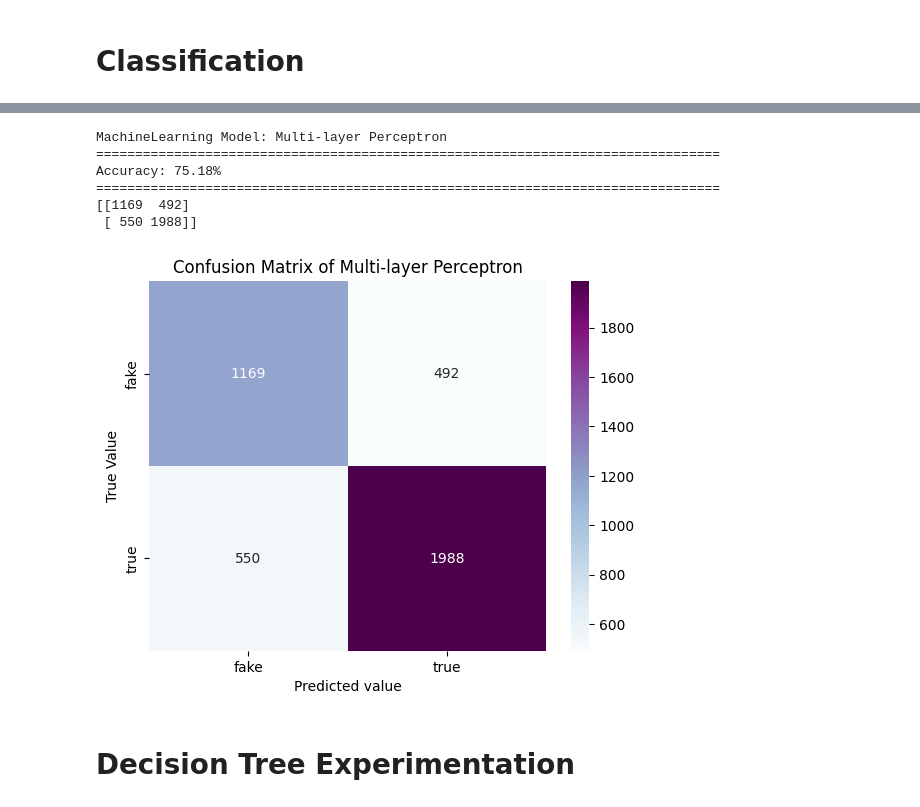
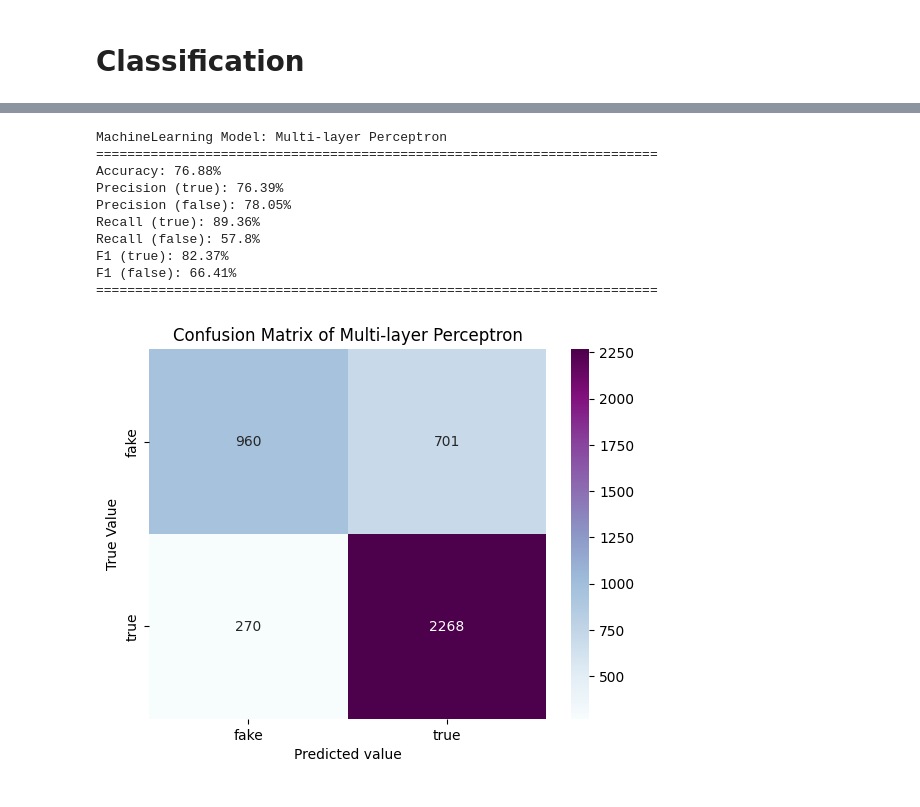
Before and after one commit to joyce922/DAT550Project, a Jupyter notebook: DAT550-PROJECT.ipynb, the cells around one changed output, grey strips where cells are left out. Saved outputs shown, nothing was run; the diff lists cells and outputs as text; code cells hidden in the pictures.

```diff
--- a/DAT550-PROJECT.ipynb
+++ b/DAT550-PROJECT.ipynb
@@ -544,0 +578,34 @@ Best width and depth: (1, 4). Accuracy: 0.7687544653488926
+# %%
+bestAccuracyMLP = MLParametersDF["Accuracy"].max()
+bestPrecisionTrueMLP = MLParametersDF["PrecisionTrue"].max()
+bestPrecisionFalseMLP = MLParametersDF["PrecisionFalse"].max()
+bestRecallTrueMLP = MLParametersDF["RecallTrue"].max()
+bestRecallFalseMLP = MLParametersDF["RecallFalse"].max()
+bestF1TrueMLP = MLParametersDF["F1True"].max()
+bestF1FalseMLP = MLParametersDF["F1False"].max()
+
+bestAccuracyLayers = MLParametersDF[MLParametersDF["Accuracy"] == bestAccuracyMLP]["NHiddenLayers"].values[0]
+bestAccuracyNodes = MLParametersDF[MLParametersDF["Accuracy"] == bestAccuracyMLP]["NNodes"].values[0]
+
+bestPrecisionTrueLayers = MLParametersDF[MLParametersDF["PrecisionTrue"] == bestPrecisionTrueMLP]["NHiddenLayers"].values[0]
+bestPrecisionTrueNodes = MLParametersDF[MLParametersDF["PrecisionTrue"] == bestPrecisionTrueMLP]["NNodes"].values[0]
+bestPrecisionFalseLayers = MLParametersDF[MLParametersDF["PrecisionFalse"] == bestPrecisionFalseMLP]["NHiddenLayers"].values[0]
+bestPrecisionFalseNodes = MLParametersDF[MLParametersDF["PrecisionFalse"] == bestPrecisionFalseMLP]["NNodes"].values[0]
+
+bestRecallTrueLayers = MLParametersDF[MLParametersDF["RecallTrue"] == bestRecallTrueMLP]["NHiddenLayers"].values[0]
+bestRecallTrueNodes = MLParametersDF[MLParametersDF["RecallTrue"] == bestRecallTrueMLP]["NNodes"].values[0]
+bestRecallFalseLayers = MLParametersDF[MLParametersDF["RecallFalse"] == bestRecallFalseMLP]["NHiddenLayers"].values[0]
+bestRecallFalseNodes = MLParametersDF[MLParametersDF["RecallFalse"] == bestRecallFalseMLP]["NNodes"].values[0]
+
+bestF1TrueLayers = MLParametersDF[MLParametersDF["F1True"] == bestF1TrueMLP]["NHiddenLayers"].values[0]
+bestF1TrueNodes = MLParametersDF[MLParametersDF["F1True"] == bestF1TrueMLP]["NNodes"].values[0]
+bestF1FalseLayers = MLParametersDF[MLParametersDF["F1False"] == bestF1FalseMLP]["NHiddenLayers"].values[0]
+bestF1FalseNodes = MLParametersDF[MLParametersDF["F1False"] == bestF1FalseMLP]["NNodes"].values[0]
+
+print(f"Best width and depth for accuracy: ({bestAccuracyLayers}, {bestAccuracyNodes}). Accuracy: {bestAccuracyMLP:.3f}")
+print(f"Best width and depth for precision (true): ({bestPrecisionTrueLayers}, {bestPrecisionTrueNodes}). Accuracy: {bestPrecisionTrueMLP:.3f}")
+print(f"Best width and depth for precision (false): ({bestPrecisionFalseLayers}, {bestPrecisionFalseNodes}). Accuracy: {bestPrecisionFalseMLP:.3f}")
+print(f"Best width and depth for recall (true): ({bestRecallTrueLayers}, {bestRecallTrueNodes}). Accuracy: {bestRecallTrueMLP:.3f}")
+print(f"Best width and depth for recall (false): ({bestRecallFalseLayers}, {bestRecallFalseNodes}). Accuracy: {bestRecallFalseMLP:.3f}")
+print(f"Best width and depth for f1 (true): ({bestF1TrueLayers}, {bestF1TrueNodes}). Accuracy: {bestF1TrueMLP:.3f}")
+print(f"Best width and depth for f1 (false): ({bestF1FalseLayers}, {bestF1FalseNodes}). Accuracy: {bestF1FalseMLP:.3f}")
@@ -545,21 +620,26 @@ Best width and depth: (1, 4). Accuracy: 0.7687544653488926
 # %%
 applyMLModel(
     X_train, y_train, X_test, y_test,
     Pipeline([
         ('vect' , CountVectorizer()),
         ('tfidf', TfidfTransformer()),
         ('scaler', StandardScaler(with_mean=False)),
-        ('model', MLPClassifier(activation="logistic", solver="lbfgs", alpha=1e-5, hidden_layer_sizes=(bestI, bestJ), random_state=random_state, max_iter=100000))
+        ('model', MLPClassifier(activation="relu", solver="lbfgs", alpha=1e-5,
+                                hidden_layer_sizes=(bestAccuracyLayers, bestAccuracyNodes),
+                                random_state=random_state, max_iter=100000)
+        )
     ]),
     "MLP"
 )
 # %% [output]
 MachineLearning Model: Multi-layer Perceptron
-================================================================================
-Accuracy: 75.18%
-================================================================================
-[[1169  492]
- [ 550 1988]]
+========================================================================
+Accuracy: 76.88%
+Precision (true): 76.39%
+Precision (false): 78.05%
+Recall (true): 89.36%
+Recall (false): 57.8%
+F1 (true): 82.37%
+F1 (false): 66.41%
+========================================================================
-[figure, old version]
+[figure, new version]
-# %% [markdown]
-# Decision Tree Experimentation
```
Also changed, not shown: parts of 30 cells of this notebook, 1 other file.
